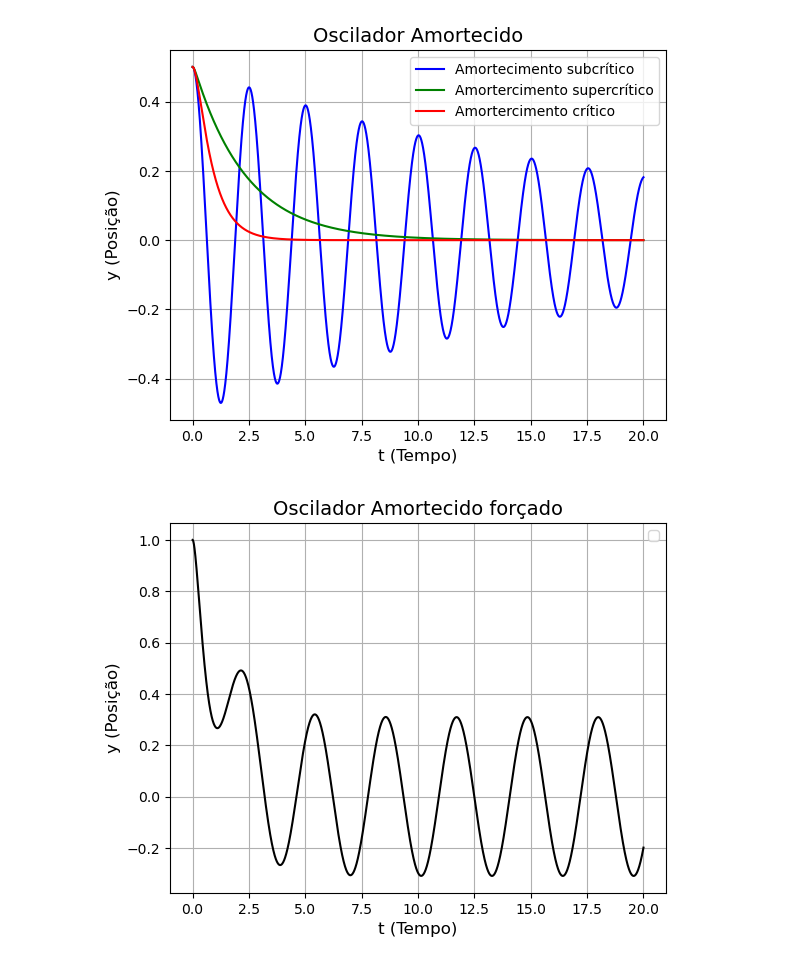
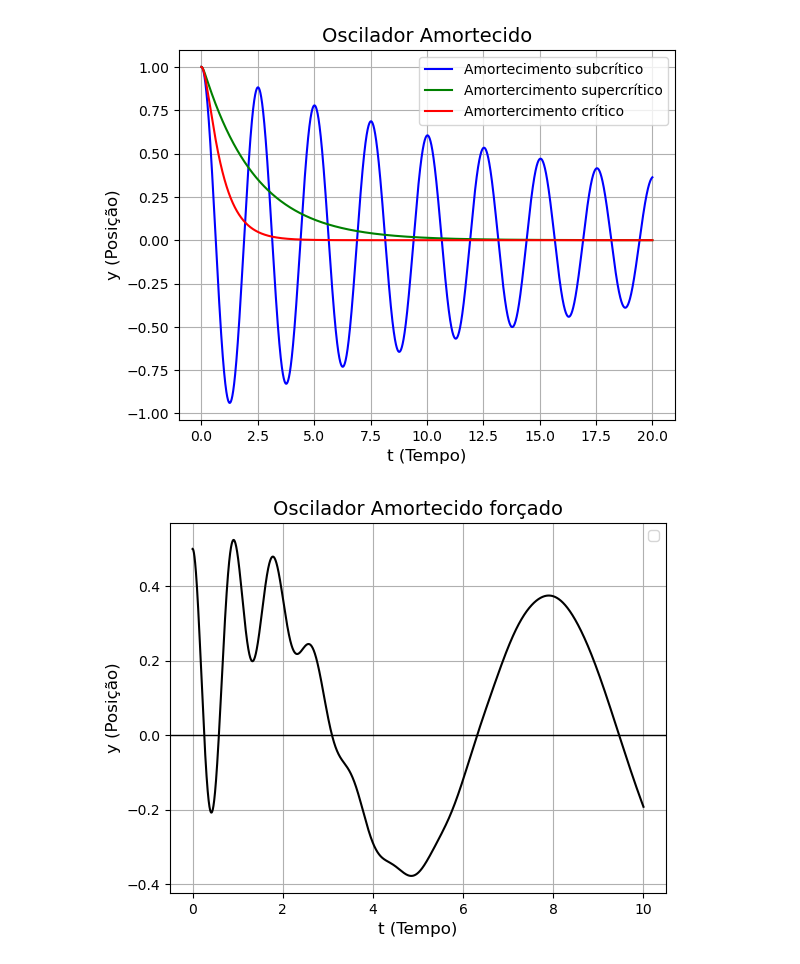
Before and after one commit to JVeloso14/Fisica-computacional-atividades, a Jupyter notebook: atividade 5/Oscilador harmonico/oscilador_harmonico_intermediario.ipynb, the cells around one changed output. Cells and saved outputs as stored; diff of their text form; code cells hidden in the pictures.

```diff
--- a/atividade 5/Oscilador harmonico/oscilador_harmonico_intermediario.ipynb
+++ b/atividade 5/Oscilador harmonico/oscilador_harmonico_intermediario.ipynb
@@ -11,22 +11,21 @@ class OsciladorAmortecido():
         omega_quadrado = 2*np.pi
         return (y[1], (-self.b * y[1] - omega_quadrado * y[0]))
 
-    def oscilador_amortecido_forçado(self,t,y): #atividade extra proposta
-        omega_quadrado = 2*np.pi
-        F0= 5
-        omega = 2
-        return (y[1], (-self.b * y[1] - omega_quadrado * y[0] - F0*np.cos(omega*t))) #dy/dt = (v , -w^2 x - bv)
-
+    def oscilador_amortecido_forçado(self,t, y): #atividade extra proposta
+        omega_0 = 7
+        F0= 18
+        omega =1
+        return (y[1], (-self.b * y[1] - omega_0**2 * y[0] + F0*np.sin(omega*t))) #dy/dt = (v , -w^2 x - bv)
 
     def solver1(self):
         t = np.linspace(0, 20, 10000)
-        y = [0.5, 0]  # Condições iniciais: y(0)=1 e y'(0)=0
+        y = [1, 0]  # Condições iniciais: y(0)=1 e y'(0)=0
         solucao = solve_ivp(self.oscilador_amortecido, [0, 100], y0=y, t_eval=t, method='RK45')
         return solucao.t , solucao.y[0]
 
     def solver2(self):
-        t = np.linspace(0, 20, 10000)
-        y = [1, 0]  # Condições iniciais: y(0)=0.1 e y'(0)=0
+        t = np.linspace(0, 10, 10000)
+        y = [0.5, 0]  # Condições iniciais: y(0)=0.5 e y'(0)=0
         solucao = solve_ivp(self.oscilador_amortecido_forçado, [0, 100], y0=y, t_eval=t, method='RK45')
         return solucao.t , solucao.y[0]
 
@@ -41,8 +40,8 @@ class OsciladorAmortecido():
             """
 
         gamma = 1.5  # Parâmetro de amortecimento
-        omega_0 = 9  # Frequência natural (alta frequência)
-        omega = 1.0    # Frequência de forçamento (ω << ω₀)
+        omega_0 = 9  # Frequência natural
+        omega = 1.0    # Frequência de forçamento
         B = 1.2      # Amplitude inicial
         phi_0 = 0  # Fase inicial
         A = 1.5        # Amplitude da solução estacionária
@@ -76,35 +75,35 @@ t, y1 = solucao1.solver1()
 
 solucao2 = OsciladorAmortecido(15) # supercritico
 t, y2= solucao2.solver1()
 
 solucao3 = OsciladorAmortecido(6) # supercrítico
 t, y3= solucao3.solver1()
 
 plt.plot(t, y1, color= 'Blue', label = 'Amortecimento subcrítico')
 plt.plot(t,y2, color = 'green', label = 'Amortercimento supercrítico')
 plt.plot(t,y3, color = 'red', label = 'Amortercimento crítico')
 plt.title('Oscilador Amortecido', fontsize=14)
 plt.xlabel('t (Tempo)', fontsize=12)
 plt.ylabel('y (Posição)', fontsize=12)
 plt.legend()
 plt.grid(True)
 plt.show()
 
-solucao3 = OsciladorAmortecido(8)
+solucao3 = OsciladorAmortecido(1.7)
 t, y4= solucao3.solver2()
-
 
 plt.plot(t,y4, color= 'black')
 plt.title('Oscilador Amortecido forçado', fontsize=14)
 plt.xlabel('t (Tempo)', fontsize=12)
 plt.ylabel('y (Posição)', fontsize=12)
 plt.legend()
 plt.grid(True)
+plt.axhline(y=0, color='k', linewidth=1)
 plt.show()
 
 oscilador = OsciladorAmortecido(0.8)
 oscilador.Moyses_figura()
 # %% [output]
-[figure, old version]
+[figure, new version]
-[figure, old version]
+[figure, new version]
 [figure]
```
Also changed, not shown: 13 other files.
